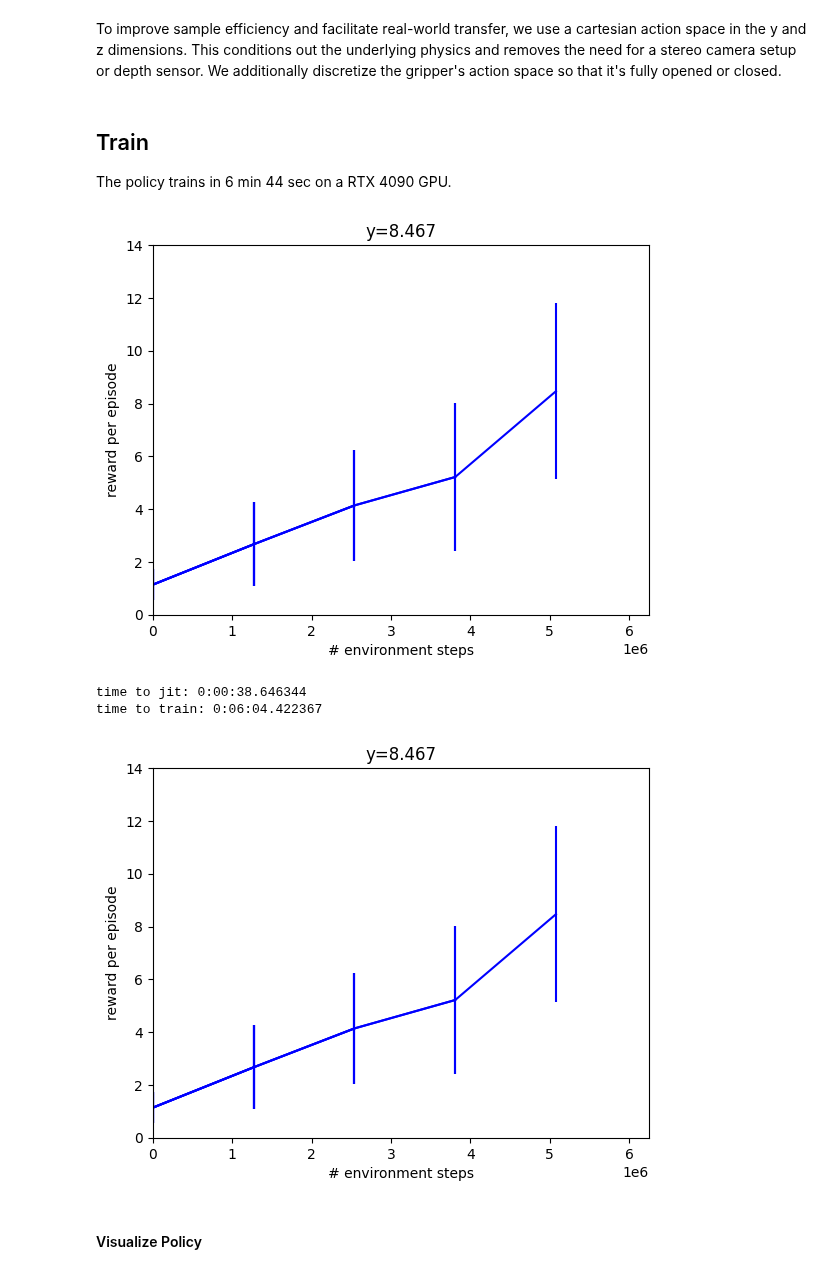
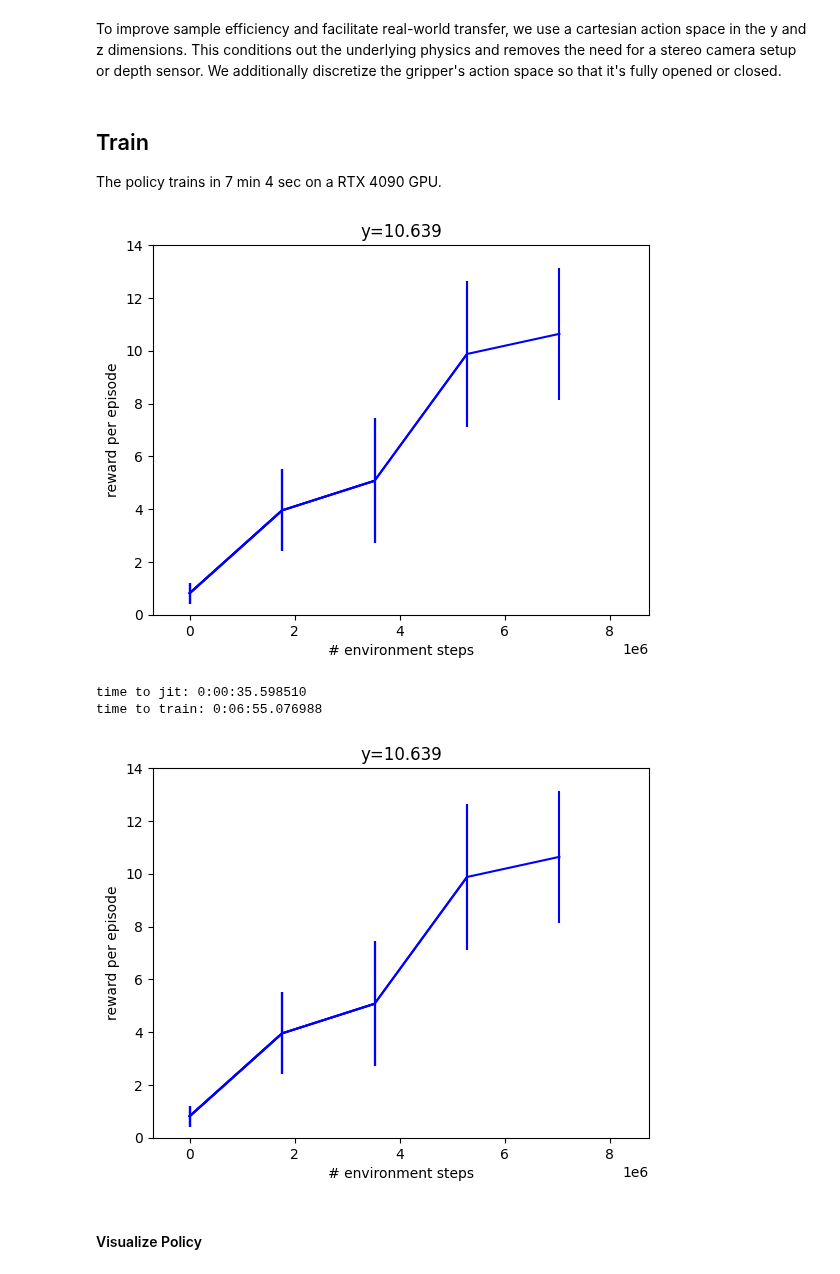
Before and after one commit to google-deepmind/mujoco_playground, a Jupyter notebook: learning/notebooks/training_vision_2.ipynb, the cells around one changed output. Drawn from its saved outputs; the diff is of its cells as text; code cells hidden in the pictures.

Commit message:
update franka cartesian vision to sim2real

```diff
--- a/learning/notebooks/training_vision_2.ipynb
+++ b/learning/notebooks/training_vision_2.ipynb
@@ -71,11 +65,14 @@ episode_length = int(4 / env_cfg.ctrl_dt)
 config_overrides = {
     "episode_length": episode_length,
     "vision": True,
-    "obs_noise.brightness": [0.25, 1.1],
-    "vision_config.use_rasterizer": True,
+    "obs_noise.brightness": [0.75, 2.0],
+    "vision_config.use_rasterizer": False,
     "vision_config.render_batch_size": num_envs,
     "vision_config.render_width": 64,
-    "vision_config.render_height": 64
+    "vision_config.render_height": 64,
+    "box_init_range": 0.1, # +- 10 cm
+    "action_history_length": 5,
+    "success_threshold": 0.03
 }
 
 env = manipulation.load(env_name, config=env_cfg,
@@ -136,7 +133,7 @@ media.show_video(frames, fps=1.0 / env.dt)
 # %% [markdown]
 ## Train
 
-The policy trains in 6 min 44 sec on a RTX 4090 GPU.
+The policy trains in 7 min 4 sec on a RTX 4090 GPU.
 # %%
 network_factory = functools.partial(
     ppo_networks_vision.make_ppo_networks_vision,
@@ -146,10 +143,10 @@ network_factory = functools.partial(
     normalise_channels=True
 )
 
-ppo_params = manipulation_params.brax_ppo_config(env_name)
+ppo_params = manipulation_params.brax_vision_ppo_config(env_name)
+ppo_params.num_timesteps = 7_000_000
 ppo_params.num_envs = num_envs
 ppo_params.num_eval_envs = num_envs
-ppo_params.seed = 2 # Might need to try a few
 del ppo_params.network_factory
 ppo_params.network_factory = network_factory
 # %%
@@ -158,40 +155,39 @@ times = [datetime.now()]
 
 
 def progress(num_steps, metrics):
   clear_output(wait=True)
 
   times.append(datetime.now())
   x_data.append(num_steps)
   y_data.append(metrics["eval/episode_reward"])
   y_dataerr.append(metrics["eval/episode_reward_std"])
 
-  plt.xlim([0, ppo_params["num_timesteps"] * 1.25])
+  steps = ppo_params["num_timesteps"]
+  plt.xlim([steps * -0.1, steps * 1.25])
   plt.ylim([0, 14])
   plt.xlabel("# environment steps")
   plt.ylabel("reward per episode")
   plt.title(f"y={y_data[-1]:.3f}")
   plt.errorbar(x_data, y_data, yerr=y_dataerr, color="blue")
 
   display(plt.gcf())
 
 
 train_fn = functools.partial(
     ppo.train,
-    wrap_env=False,
-    madrona_backend=True,
     augment_pixels=True,
     **dict(ppo_params),
     progress_fn=progress
 )
 
 make_inference_fn, params, metrics = train_fn(environment=env)
 print(f"time to jit: {times[1] - times[0]}")
 print(f"time to train: {times[-1] - times[1]}")
 # %% [output]
-[figure, old version]
+[figure, new version]
-time to jit: 0:00:38.646344
-time to train: 0:06:04.422367
+time to jit: 0:00:35.598510
+time to train: 0:06:55.076988
-[figure, old version]
+[figure, new version]
 # %% [markdown]
 #### Visualize Policy
 # %%
```
Also changed, not shown: parts of 2 cells of this notebook, 5 other files.
